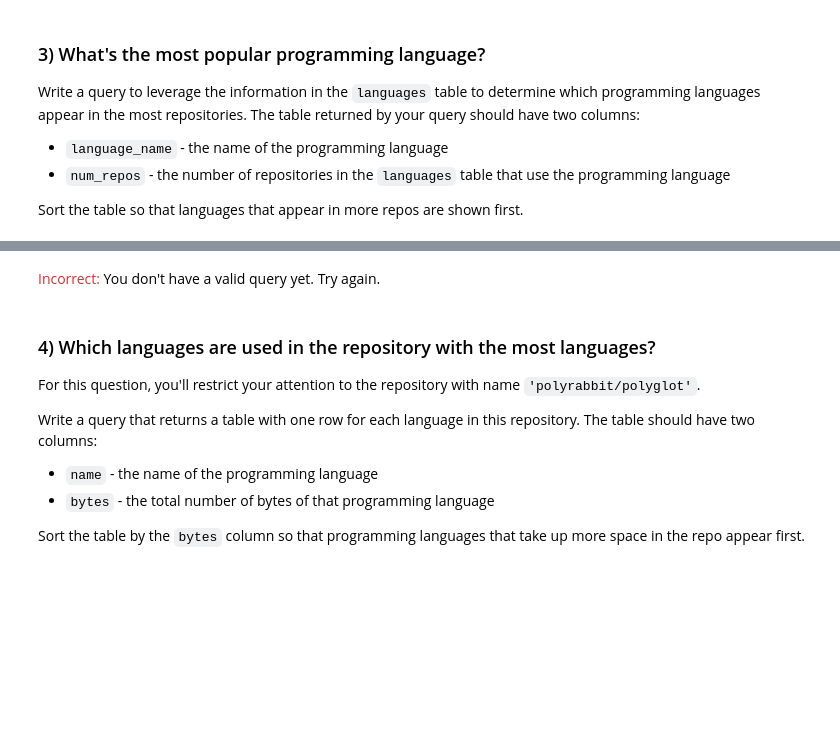
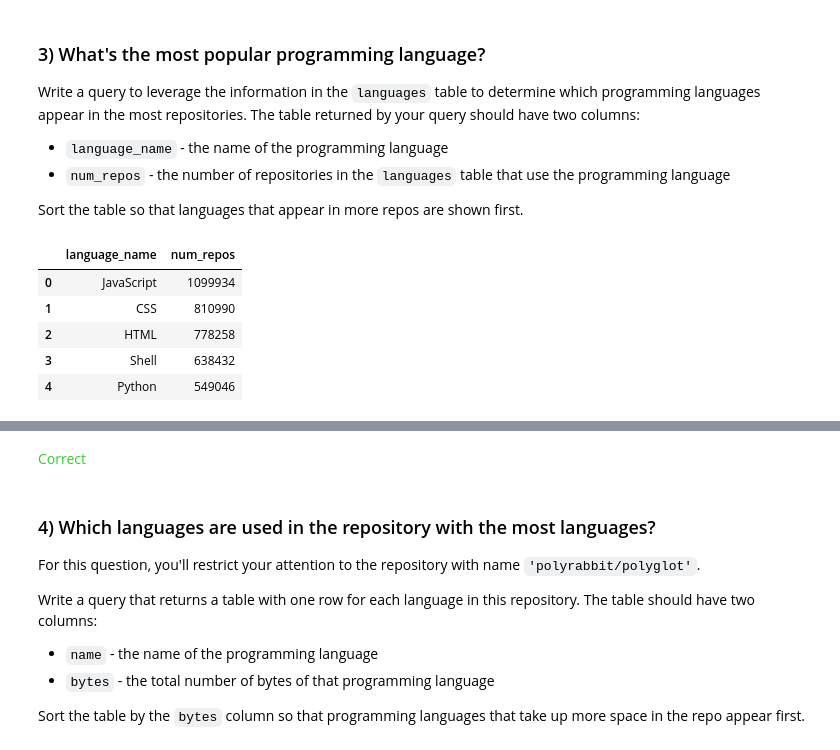
Before and after one commit to sjhaluck/Analyze-AB-Test-Results, a Jupyter notebook: exercise-nested-and-repeated-data.ipynb, the cells around one changed output, grey strips where cells are left out. Saved outputs shown, nothing was run; the diff lists cells and outputs as text; code cells hidden in the pictures; blank space fills up the shorter version.

Commit message:
Kaggle Notebook | Exercise: Nested and Repeated Data | Version 3

```diff
--- a/exercise-nested-and-repeated-data.ipynb
+++ b/exercise-nested-and-repeated-data.ipynb
@@ -172,13 +172,25 @@ Sort the table so that languages that appear in more repos are shown first.
 # %%
 # Write a query to find the answer
 pop_lang_query = """
+                 SELECT l.name as language_name,
+                     COUNT(*) as num_repos
+                 FROM `bigquery-public-data.github_repos.languages`,
+                     UNNEST(language) as l
+                 GROUP BY language_name
+                 ORDER BY num_repos DESC
                  """
 
 # Check your answer
 q_3.check()
 # %% [output]
+|  | language_name | num_repos |
+| 0 | JavaScript | 1099934 |
+| 1 | CSS | 810990 |
+| 2 | HTML | 778258 |
+| 3 | Shell | 638432 |
+| 4 | Python | 549046 |
 [interactive output not drawn]
-<span style="color:#cc3333">Incorrect:</span> You don't have a valid query yet.  Try again.
+<span style="color:#33cc33">Correct</span>
 # %%
 # Lines below will give you a hint or solution code
 #q_3.hint()
```
Also changed, not shown: parts of 3 cells of this notebook.
